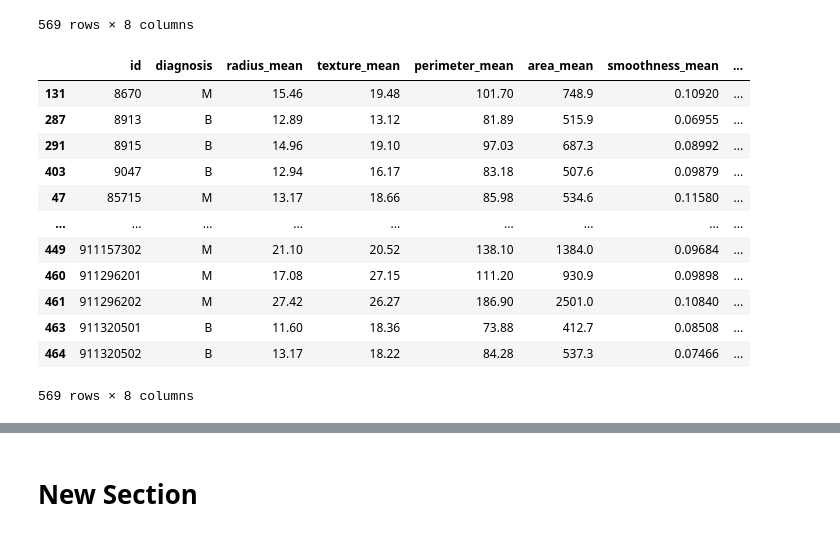
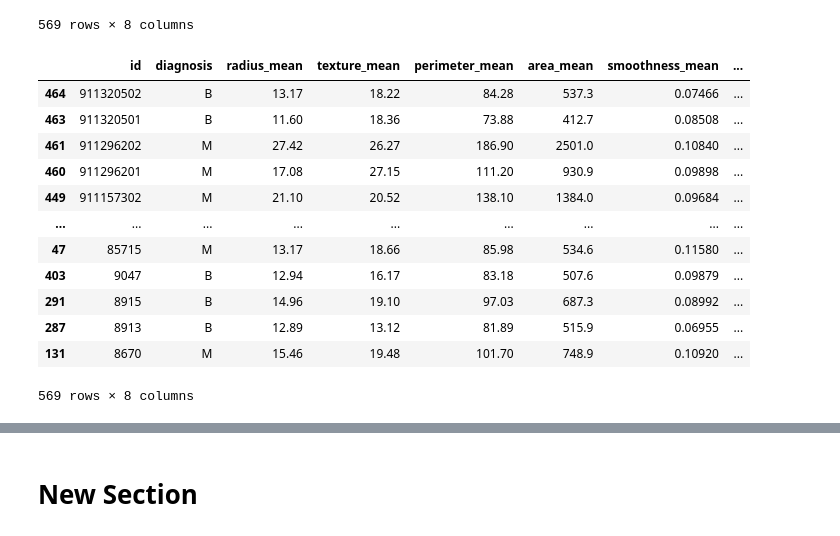
Before and after one commit to sunilchaurha/python-learning, a Jupyter notebook: Panda-1.ipynb, the cells around one changed output, grey strips where cells are left out. Cells and saved outputs as stored; diff of their text form; code cells hidden in the pictures.

```diff
--- a/Panda-1.ipynb
+++ b/Panda-1.ipynb
@@ -47,18 +48,18 @@ filteredData.sort_index(axis=1, ascending=True)
 | 568 | 181.0 | 0.04362 | B | 92751 | 47.92 | 7.76 | 0.05263 | ... |
 569 rows × 8 columns
 # %%
-filteredData.sort_values(by="id", ascending=True)
+filteredData.sort_values(by="id", ascending=False)
 # %% [output]
 |  | id | diagnosis | radius_mean | texture_mean | perimeter_mean | area_mean | smoothness_mean | ... |
+| 464 | 911320502 | B | 13.17 | 18.22 | 84.28 | 537.3 | 0.07466 | ... |
+| 463 | 911320501 | B | 11.60 | 18.36 | 73.88 | 412.7 | 0.08508 | ... |
+| 461 | 911296202 | M | 27.42 | 26.27 | 186.90 | 2501.0 | 0.10840 | ... |
+| 460 | 911296201 | M | 17.08 | 27.15 | 111.20 | 930.9 | 0.09898 | ... |
+| 449 | 911157302 | M | 21.10 | 20.52 | 138.10 | 1384.0 | 0.09684 | ... |
+| ... | ... | ... | ... | ... | ... | ... | ... | ... |
+| 47 | 85715 | M | 13.17 | 18.66 | 85.98 | 534.6 | 0.11580 | ... |
+| 403 | 9047 | B | 12.94 | 16.17 | 83.18 | 507.6 | 0.09879 | ... |
+| 291 | 8915 | B | 14.96 | 19.10 | 97.03 | 687.3 | 0.08992 | ... |
+| 287 | 8913 | B | 12.89 | 13.12 | 81.89 | 515.9 | 0.06955 | ... |
 | 131 | 8670 | M | 15.46 | 19.48 | 101.70 | 748.9 | 0.10920 | ... |
-| 287 | 8913 | B | 12.89 | 13.12 | 81.89 | 515.9 | 0.06955 | ... |
-| 291 | 8915 | B | 14.96 | 19.10 | 97.03 | 687.3 | 0.08992 | ... |
-| 403 | 9047 | B | 12.94 | 16.17 | 83.18 | 507.6 | 0.09879 | ... |
-| 47 | 85715 | M | 13.17 | 18.66 | 85.98 | 534.6 | 0.11580 | ... |
-| ... | ... | ... | ... | ... | ... | ... | ... | ... |
-| 449 | 911157302 | M | 21.10 | 20.52 | 138.10 | 1384.0 | 0.09684 | ... |
-| 460 | 911296201 | M | 17.08 | 27.15 | 111.20 | 930.9 | 0.09898 | ... |
-| 461 | 911296202 | M | 27.42 | 26.27 | 186.90 | 2501.0 | 0.10840 | ... |
-| 463 | 911320501 | B | 11.60 | 18.36 | 73.88 | 412.7 | 0.08508 | ... |
-| 464 | 911320502 | B | 13.17 | 18.22 | 84.28 | 537.3 | 0.07466 | ... |
 569 rows × 8 columns
```
Also changed, not shown: parts of 6 cells of this notebook.
